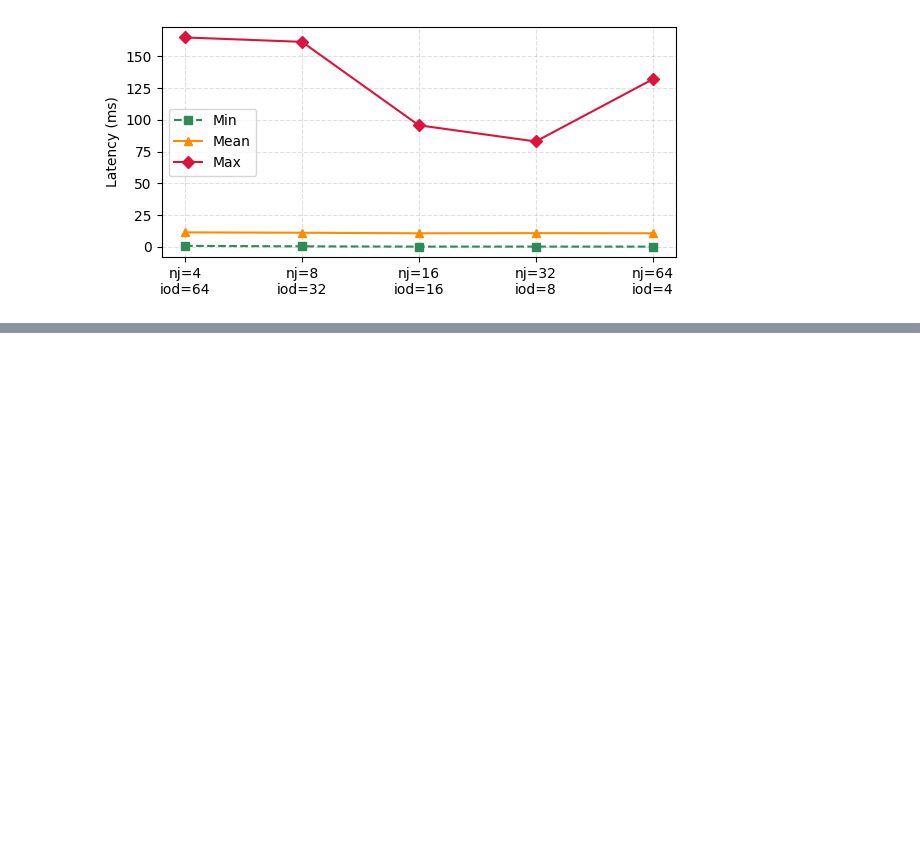
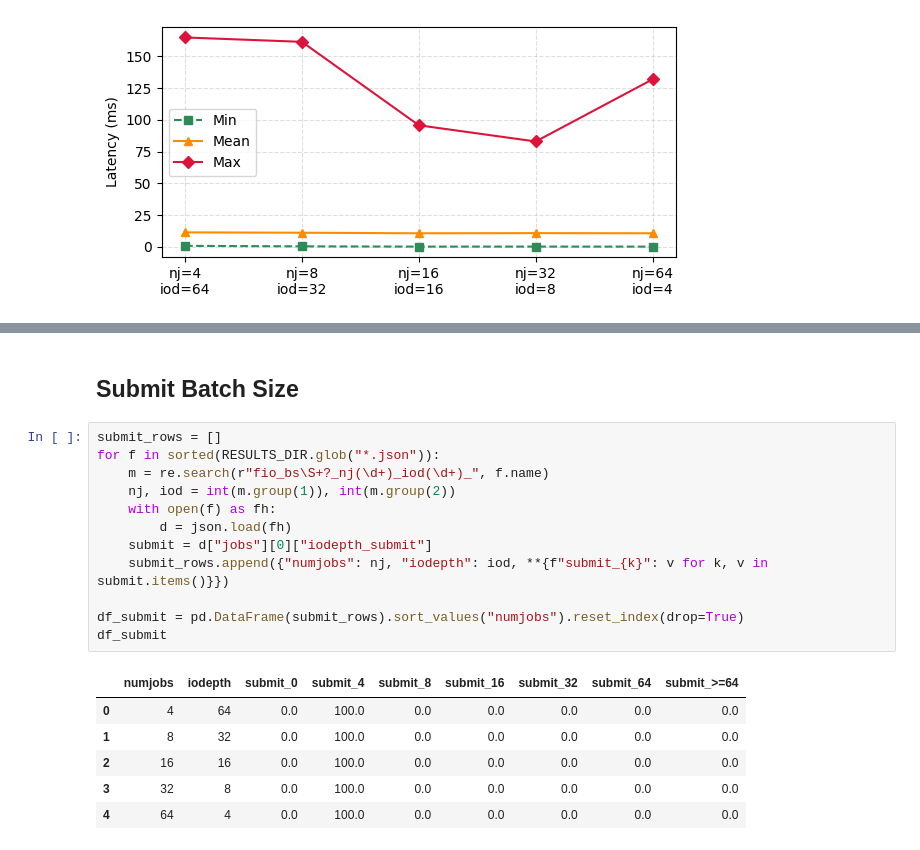
Before and after one commit to cissieAB/pdsw26_daos-bench, a Jupyter notebook: results/testbed/fio-dfs-heatmap-256-sweep/fio_dfs_heatmap_256_sweep.ipynb, the cells around one changed output, grey strips where cells are left out. Drawn from its saved outputs; the diff is of its cells as text; blank space fills up the shorter version.

```diff
--- a/results/testbed/fio-dfs-heatmap-256-sweep/fio_dfs_heatmap_256_sweep.ipynb
+++ b/results/testbed/fio-dfs-heatmap-256-sweep/fio_dfs_heatmap_256_sweep.ipynb
@@ -163,0 +162,21 @@ plt.show()
+# %% [markdown]
+## Submit Batch Size
+# %%
+submit_rows = []
+for f in sorted(RESULTS_DIR.glob("*.json")):
+    m = re.search(r"fio_bs\S+?_nj(\d+)_iod(\d+)_", f.name)
+    nj, iod = int(m.group(1)), int(m.group(2))
+    with open(f) as fh:
+        d = json.load(fh)
+    submit = d["jobs"][0]["iodepth_submit"]
+    submit_rows.append({"numjobs": nj, "iodepth": iod, **{f"submit_{k}": v for k, v in submit.items()}})
+
+df_submit = pd.DataFrame(submit_rows).sort_values("numjobs").reset_index(drop=True)
+df_submit
+# %% [output]
+|  | numjobs | iodepth | submit_0 | submit_4 | submit_8 | submit_16 | submit_32 | submit_64 | submit_>=64 |
+| 0 | 4 | 64 | 0.0 | 100.0 | 0.0 | 0.0 | 0.0 | 0.0 | 0.0 |
+| 1 | 8 | 32 | 0.0 | 100.0 | 0.0 | 0.0 | 0.0 | 0.0 | 0.0 |
+| 2 | 16 | 16 | 0.0 | 100.0 | 0.0 | 0.0 | 0.0 | 0.0 | 0.0 |
+| 3 | 32 | 8 | 0.0 | 100.0 | 0.0 | 0.0 | 0.0 | 0.0 | 0.0 |
+| 4 | 64 | 4 | 0.0 | 100.0 | 0.0 | 0.0 | 0.0 | 0.0 | 0.0 |
```
Also changed, not shown: parts of 9 cells of this notebook, 1 other file.
